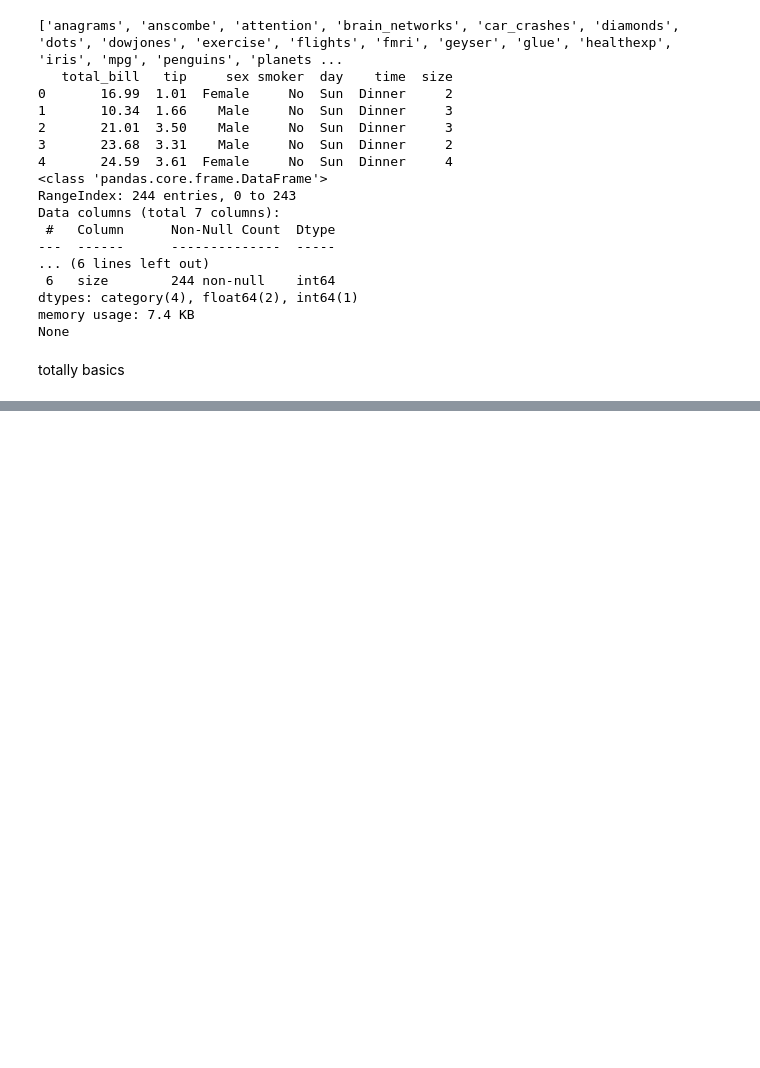
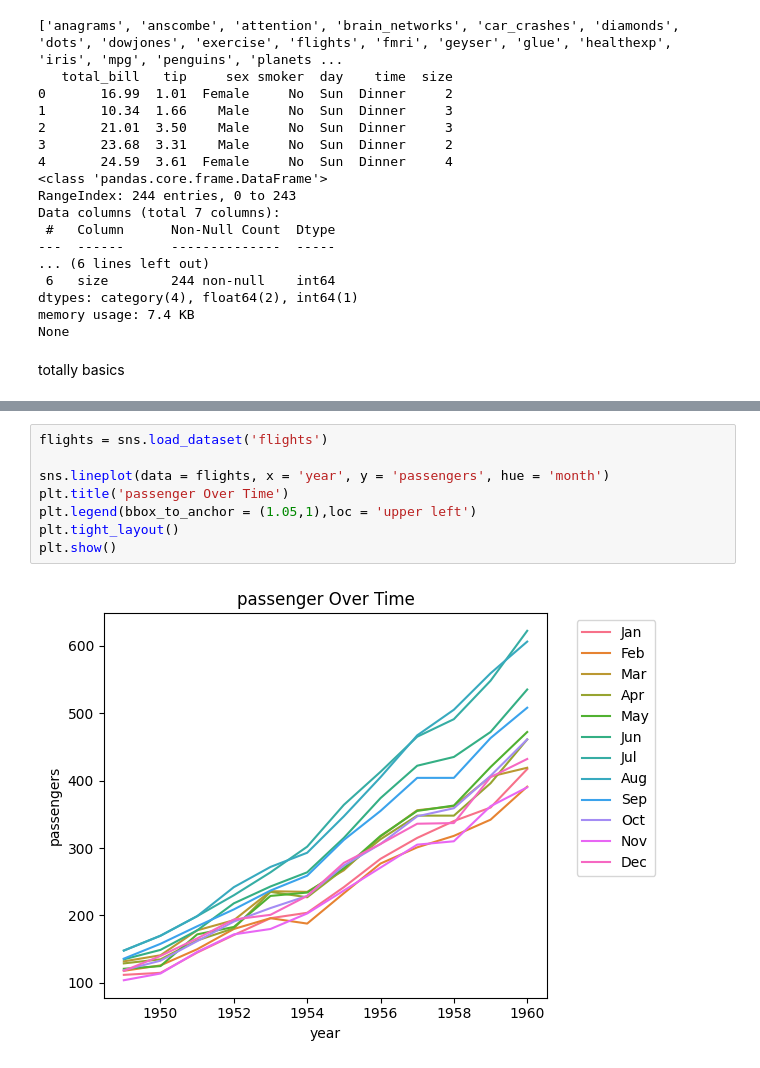
Before and after one commit to Subodhoraw/Python-revive, a Jupyter notebook: Q&A/python_details/seaborn1/seabornbasics.ipynb, the cells around one changed output, grey strips where cells are left out. Drawn from its saved outputs; the diff is of its cells as text; blank space fills up the shorter version.

```diff
--- a/Q&A/python_details/seaborn1/seabornbasics.ipynb
+++ b/Q&A/python_details/seaborn1/seabornbasics.ipynb
@@ -49,0 +62,10 @@ Text(0.5, 1.0, ' Tips vs Total biilll by time ')
+# %%
+flights = sns.load_dataset('flights')
+
+sns.lineplot(data = flights, x = 'year', y = 'passengers', hue = 'month')
+plt.title('passenger Over Time')
+plt.legend(bbox_to_anchor = (1.05,1),loc = 'upper left')
+plt.tight_layout()
+plt.show()
+# %% [output]
+[figure, added]
```
Also changed, not shown: parts of 4 cells of this notebook.
